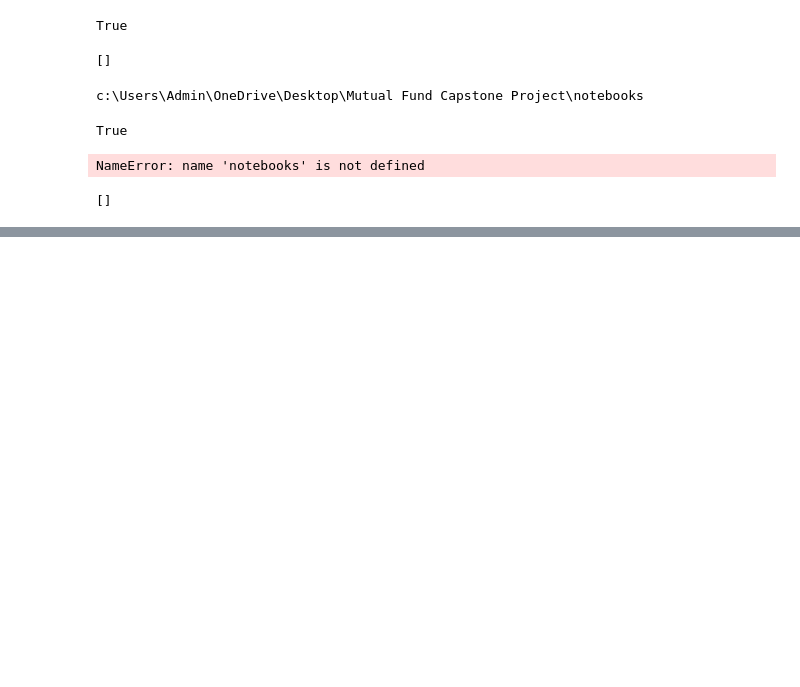
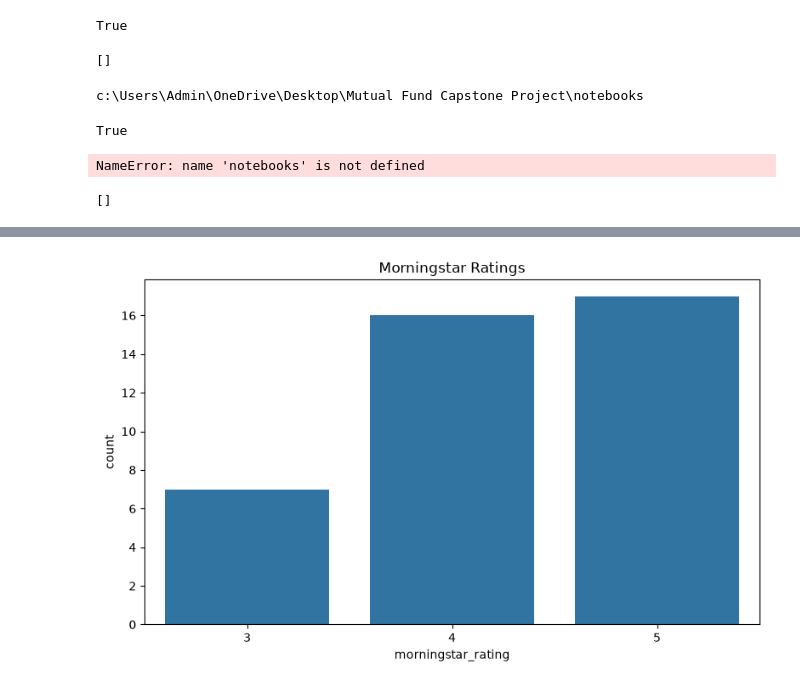
Before and after one commit to Akshay736252/mutual-fund-capstone-project, a Jupyter notebook: notebooks/01_EDA.ipynb, the cells around one changed output, grey strips where cells are left out. Saved outputs shown, nothing was run; the diff lists cells and outputs as text; code cells hidden in the pictures; blank space fills up the shorter version.

```diff
--- a/notebooks/01_EDA.ipynb
+++ b/notebooks/01_EDA.ipynb
@@ -221,0 +462,17 @@ print(tables)
+# %%
+plt.figure(figsize=(8,5))
+
+sns.countplot(
+    data=performance,
+    x="morningstar_rating"
+)
+
+plt.title("Morningstar Ratings")
+
+plt.tight_layout()
+
+plt.savefig("../dashboard/morningstar_rating_distribution.png", dpi=300)
+
+plt.show()
+# %% [output]
+[figure, added]
```
Also changed, not shown: parts of 30 cells of this notebook, 4 other files.
